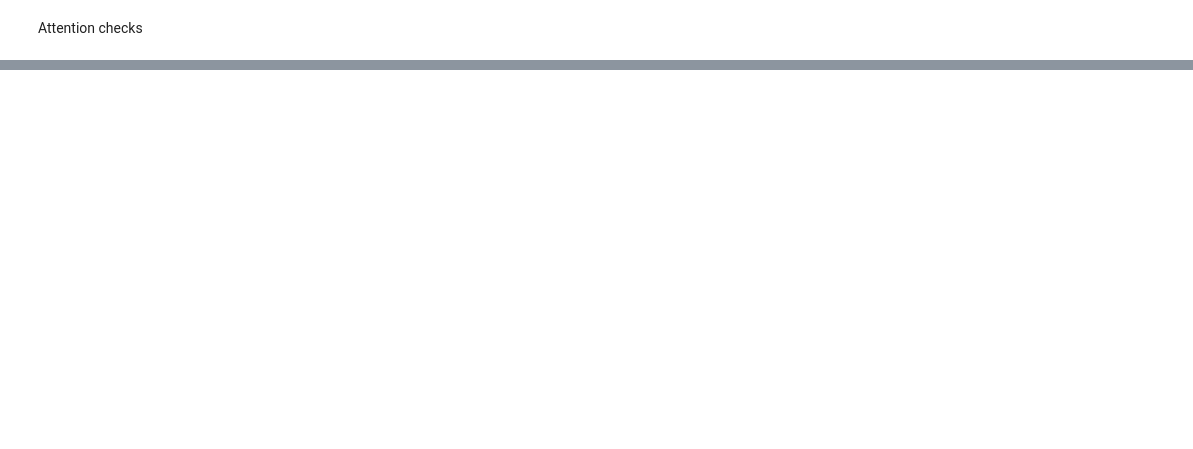
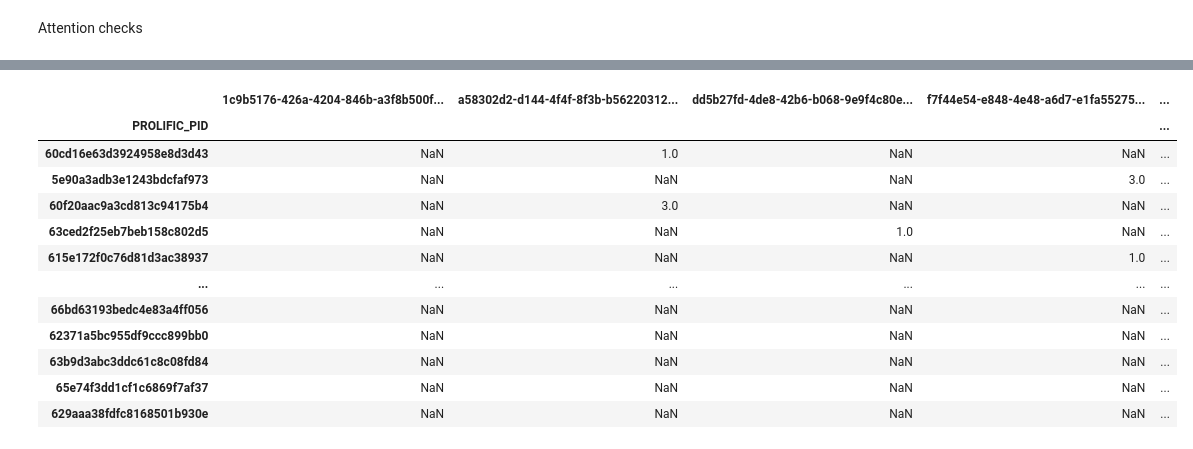
Before and after one commit to njf0/frank-llm, a Jupyter notebook: mini-project/studies/ask/results/results.ipynb, the cells around one changed output, grey strips where cells are left out. Cells and saved outputs as stored; diff of their text form; code cells hidden in the pictures; blank space fills up the shorter version.

```diff
--- a/mini-project/studies/ask/results/results.ipynb
+++ b/mini-project/studies/ask/results/results.ipynb
@@ -84,6 +48,3 @@ df.columns = df.iloc[0]
 df = df.drop(0)
 # set index to 'PROLIFIC_PID'
 df = df.set_index('PROLIFIC_PID')
-# remove rows where Finished is not True
-df = df[df['Finished'] == 'True']
-df.head()
@@ -152,55 +171,64 @@ Index(['5f9954c879e21c000a825bd4', '66adf6f866c44ee3bcae4aad',
 # %%
+"""
+Split main dataframe into 3 dataframes for each variation of the question.
+Split also by dataset and model.
+"""
 # get uuids in survey
 uuids_in_survey = {i.split('_')[0] for i in df.columns}
 # get questions where questions['uuid'] is in uuids_in_survey
 questions = questions[questions['uuid'].isin(uuids_in_survey)]
 # many-to-one mapping between ('model', 'dataset') and 'uuid'. get uuids for each ('model', 'dataset') pair
 grouped_uuids = questions.groupby(['dataset', 'model'])['uuid'].apply(list).to_dict()
 # each uuid contains 3 variations with suffixes _1, _2, _3. create separate dataframes for each variation
-ask, plan, sat = {}, {}, {}
+Q1, Q2, Q3 = {}, {}, {}
 for (dataset, model), uuids in grouped_uuids.items():
-    ask[(dataset, model)] = df[[f'{uuid}_1' for uuid in uuids]]
-    plan[(dataset, model)] = df[[f'{uuid}_2' for uuid in uuids]]
-    sat[(dataset, model)] = df[[f'{uuid}_3' for uuid in uuids]]
+    Q1[(dataset, model)] = df[[f'{uuid}_1' for uuid in uuids]]
+    Q2[(dataset, model)] = df[[f'{uuid}_2' for uuid in uuids]]
+    Q3[(dataset, model)] = df[[f'{uuid}_3' for uuid in uuids]]
 
-ask_mean_std = pd.DataFrame(columns=['dataset', 'model', 'mean std'])
-plan_mean_std = pd.DataFrame(columns=['dataset', 'model', 'mean std'])
-sat_mean_std = pd.DataFrame(columns=['dataset', 'model', 'mean std'])
+all_Q1 = pd.concat(Q1.values(), axis=1)
+all_Q2 = pd.concat(Q2.values(), axis=1)
+all_Q3 = pd.concat(Q3.values(), axis=1)
 
-for (dataset, model), df in grouped_uuids.items():
-    ask_mean_std = pd.concat(
-        [
-            ask_mean_std,
-            pd.DataFrame(
-                {
-                    'dataset': [dataset],
-                    'model': [model],
-                    'mean std': [ask[(dataset, model)].map(lambda x: t2i(x, 3)).std().mean()],
-                }
-            ),
-        ]
+Q1_mean_std = []
+Q2_mean_std = []
+Q3_mean_std = []
+
+for dataset, model in grouped_uuids:
+    Q1_mean_std.append(
+        {
+            'dataset': [dataset],
+            'model': [model],
+            'mean std': [Q1[(dataset, model)].std().mean()],
+        }
     )
-    plan_mean_std = pd.concat(
-        [
-            plan_mean_std,
-            pd.DataFrame(
-                {
-                    'dataset': [dataset],
-                    'model': [model],
-                    'mean std': [plan[(dataset, model)].map(lambda x: t2i(x, 3)).std().mean()],
-                }
-            ),
-        ]
+    Q2_mean_std.append(
+        {
+            'dataset': [dataset],
+            'model': [model],
+            'mean std': [Q2[(dataset, model)].std().mean()],
+        }
     )
-    sat_mean_std = pd.concat(
-        [
-            sat_mean_std,
-            pd.DataFrame(
-                {
-                    'dataset': [dataset],
-                    'model': [model],
-                    'mean std': [sat[(dataset, model)].map(lambda x: t2i(x, 3)).std().mean()],
-                }
-            ),
-        ]
+    Q3_mean_std.append(
+        {
+            'dataset': [dataset],
+            'model': [model],
+            'mean std': [Q3[(dataset, model)].std().mean()],
+        }
     )
+
+Q1[('Franklin', 'google/gemma-2-9b-it')]
+# %% [output]
+|  | 1c9b5176-426a-4204-846b-a3f8b500f... | a58302d2-d144-4f4f-8f3b-b56220312... | dd5b27fd-4de8-42b6-b068-9e9f4c80e... | f7f44e54-e848-4e48-a6d7-e1fa55275... | ... |
+| PROLIFIC_PID |  |  |  |  | ... |
+| 60cd16e63d3924958e8d3d43 | NaN | 1.0 | NaN | NaN | ... |
+| 5e90a3adb3e1243bdcfaf973 | NaN | NaN | NaN | 3.0 | ... |
+| 60f20aac9a3cd813c94175b4 | NaN | 3.0 | NaN | NaN | ... |
+| 63ced2f25eb7beb158c802d5 | NaN | NaN | 1.0 | NaN | ... |
+| 615e172f0c76d81d3ac38937 | NaN | NaN | NaN | 1.0 | ... |
+| ... | ... | ... | ... | ... | ... |
+| 66bd63193bedc4e83a4ff056 | NaN | NaN | NaN | NaN | ... |
+| 62371a5bc955df9ccc899bb0 | NaN | NaN | NaN | NaN | ... |
+| 63b9d3abc3ddc61c8c08fd84 | NaN | NaN | NaN | NaN | ... |
+| 65e74f3dd1cf1c6869f7af37 | NaN | NaN | NaN | NaN | ... |
+| 629aaa38fdfc8168501b930e | NaN | NaN | NaN | NaN | ... |
```
Also changed, not shown: parts of 27 cells of this notebook, 6 other files.
